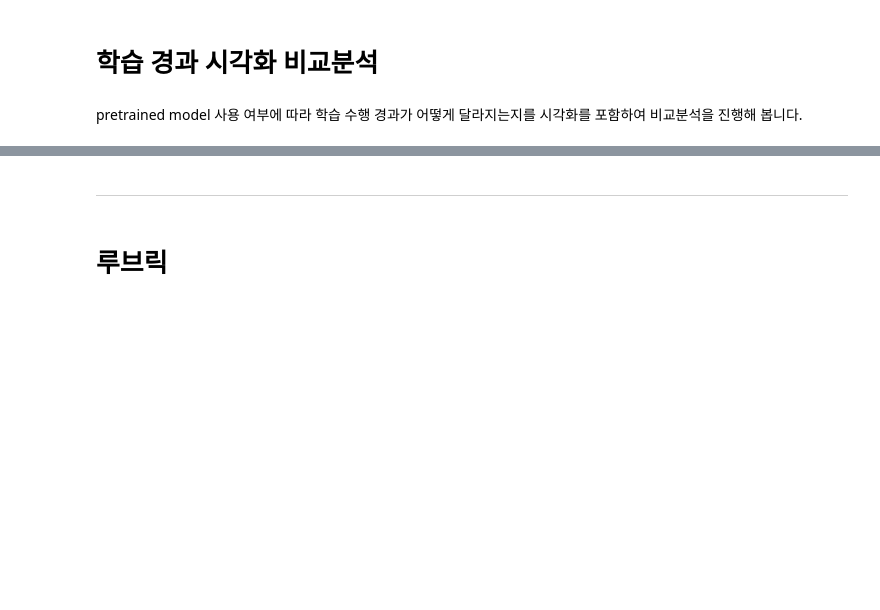
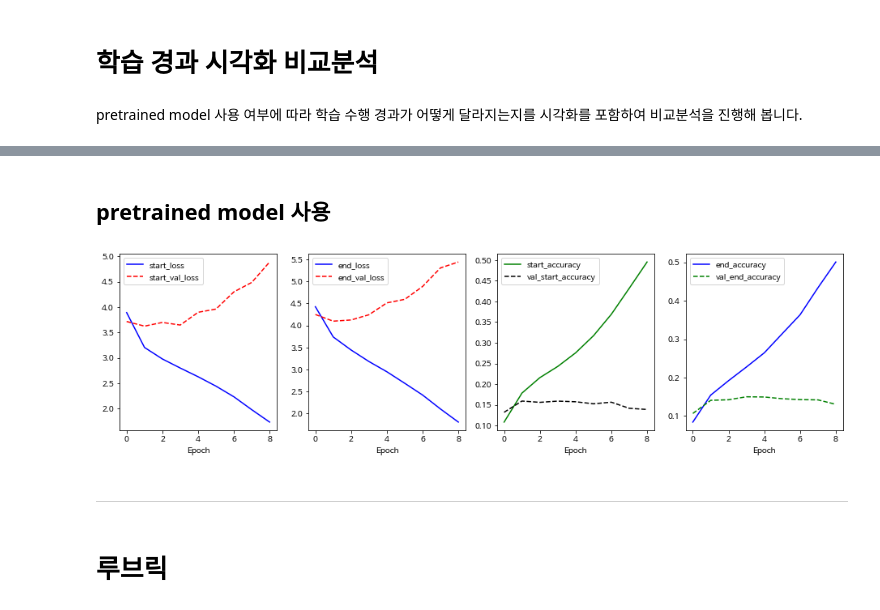
Before and after one commit to fbrlvy87/aiffel, a Jupyter notebook: e_19_project_bidirectional_encoder_representations_from_transformers.ipynb, the cells around one changed output, grey strips where cells are left out. Cells and saved outputs as stored; diff of their text form; code cells hidden in the pictures; blank space fills up the shorter version.

```diff
--- a/e_19_project_bidirectional_encoder_representations_from_transformers.ipynb
+++ b/e_19_project_bidirectional_encoder_representations_from_transformers.ipynb
@@ -1283,0 +1445,18 @@ early stopping
+# %%
+# model loading (pretrained)
+checkpoint_file = os.path.join(model_dir, 'bert_pretrain_32000.hdf5')
+
+pretrained_model = BERT4KorQuAD(config)
+
+if os.path.exists(checkpoint_file):
+    #  pretrained model 을 로드하기 위해 먼저 모델이 생성되어 있어야 한다.
+    enc_tokens = np.random.randint(0, len(vocab), (4, 10))
+    segments = np.random.randint(0, 2, (4, 10))
+    pretrained_model(enc_tokens, segments)
+
+    # checkpoint 파일로부터 필요한 layer를 불러온다.
+    pretrained_model.load_weights(os.path.join(model_dir, "bert_pretrain_32000.hdf5"), by_name=True)
+
+    pretrained_model.summary()
+else:
+    print('NO Pretrained Model')
@@ -1379,3 +1649,37 @@ NameError: name 'metric_end_loss' is not defined
+# %% [markdown]
+## pretrained model 사용
+# %%
+plt.figure(figsize=(16, 4))
+
+plt.subplot(1, 4, 1)
+plt.plot(train_sloss_list_p, 'b-', label='start_loss')
+plt.plot(val_sloss_list_p, 'r--', label='start_val_loss')
+plt.xlabel('Epoch')
+plt.legend()
+
+
+plt.subplot(1, 4, 2)
+plt.plot(train_eloss_list_p, 'b-', label='end_loss')
+plt.plot(val_eloss_list_p, 'r--', label='end_val_loss')
+plt.xlabel('Epoch')
+plt.legend()
+
+
+plt.subplot(1, 4, 3)
+plt.plot(train_sacc_list_p, 'g-', label='start_accuracy')
+plt.plot(val_sacc_list_p, 'k--', label='val_start_accuracy')
+plt.xlabel('Epoch')
+plt.legend()
+
+plt.subplot(1, 4, 4)
+plt.plot(train_eacc_list_p, 'b-', label='end_accuracy')
+plt.plot(val_eacc_list_p, 'g--', label='val_end_accuracy')
+plt.xlabel('Epoch')
+plt.legend()
+
+plt.show()
+# %% [output]
+[figure, added]
 # %% [markdown]
 ---
 # %% [markdown]
```
Also changed, not shown: parts of 33 cells of this notebook.
